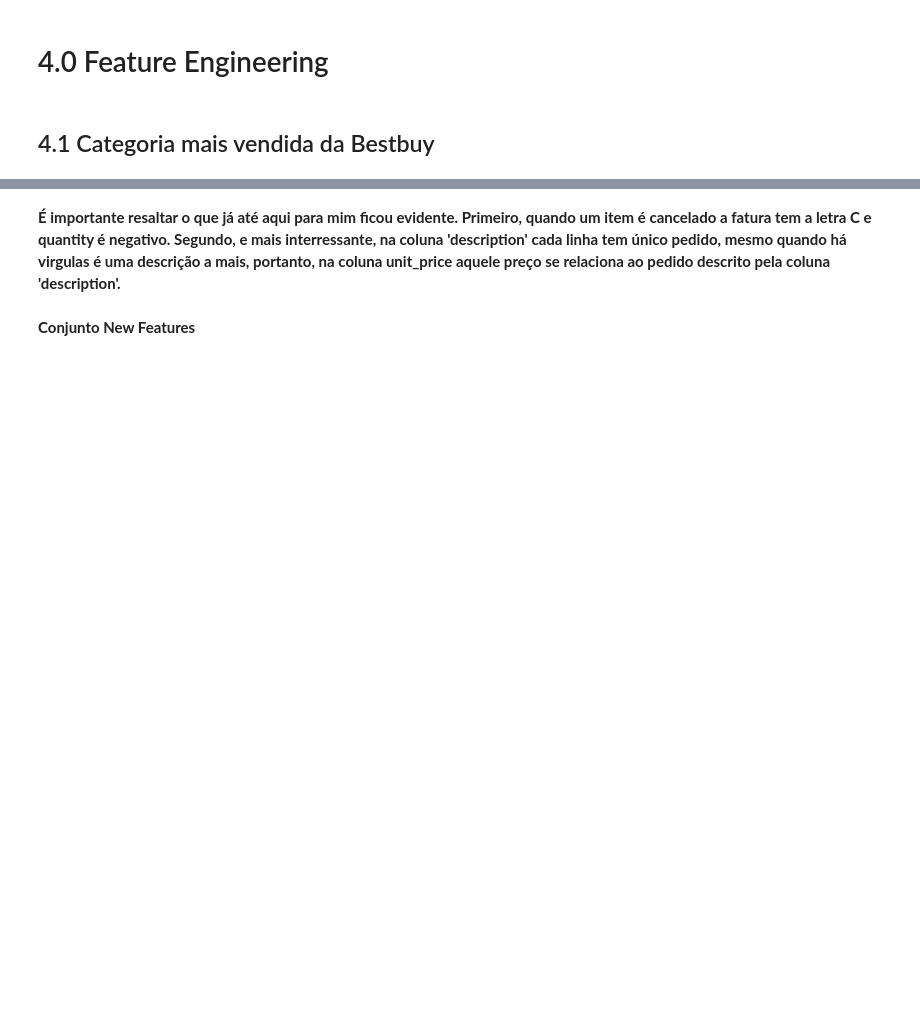
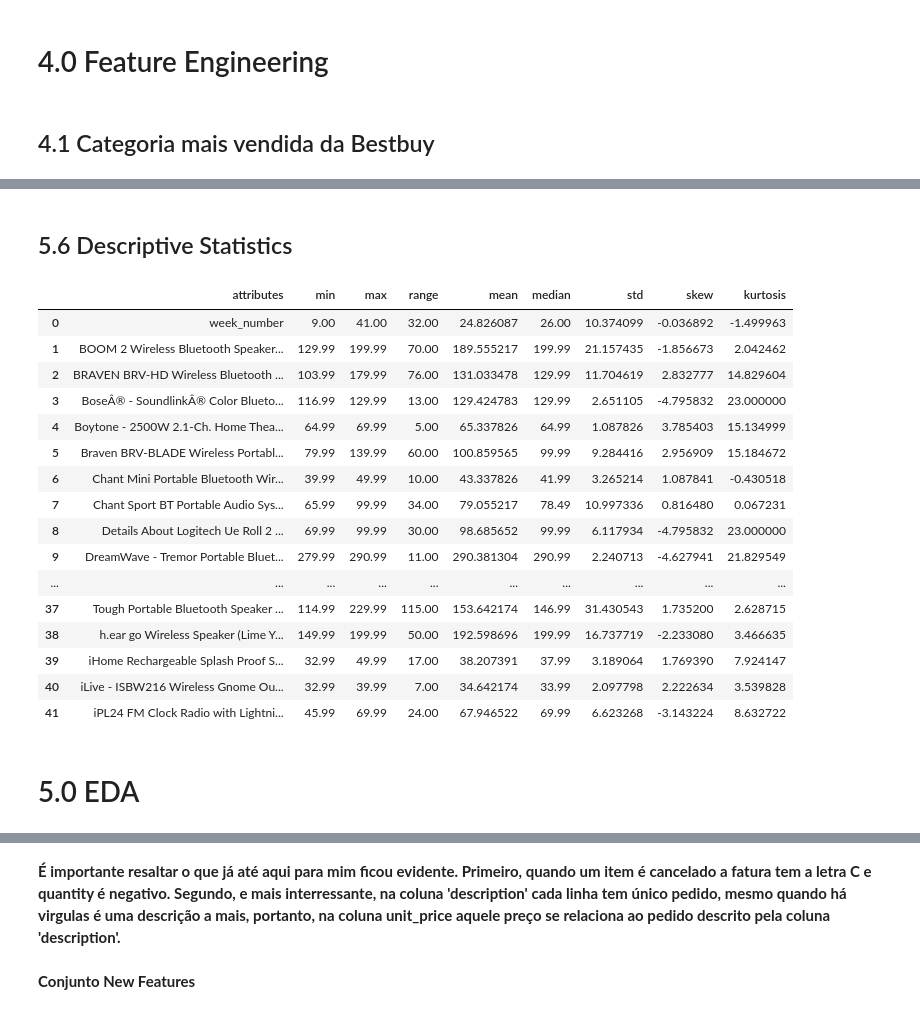
Before and after one commit to antonioorichard/elasticidade_dos_preco, a Jupyter notebook: notebook/pa06.ipynb, the cells around one changed output, grey strips where cells are left out. Cells and saved outputs as stored; diff of their text form; code cells hidden in the pictures; blank space fills up the shorter version.

```diff
--- a/notebook/pa06.ipynb
+++ b/notebook/pa06.ipynb
@@ -923,0 +1122,37 @@ df4 = df3.copy()
+# %% [markdown]
+## 5.6 Descriptive Statistics
+# %%
+# Central Tendency - mean, median
+ct1 = pd.DataFrame(x_price.apply(np.mean)).T
+ct2 = pd.DataFrame(x_price.apply(np.median)).T
+
+# Dispersion - sdt, min, max, range, skew, kurtosis
+
+d1 = pd.DataFrame( x_price.apply(np.std)).T
+d2 = pd.DataFrame( x_price.apply(np.min)).T
+d3 = pd.DataFrame( x_price.apply(np.max)).T
+d4 = pd.DataFrame( x_price.apply(lambda x: x.max() - x.min())).T
+d5 = pd.DataFrame( x_price.apply(lambda x: x.skew())).T
+d6 = pd.DataFrame( x_price.apply(lambda x: x.kurtosis())).T
+
+m = pd.concat([d2, d3, d4, ct1, ct2, d1, d5, d6]).T.reset_index()
+m.columns = ['attributes','min','max','range','mean','median','std','skew','kurtosis']
+m
+# %% [output]
+|  | attributes | min | max | range | mean | median | std | skew | kurtosis |
+| 0 | week_number | 9.00 | 41.00 | 32.00 | 24.826087 | 26.00 | 10.374099 | -0.036892 | -1.499963 |
+| 1 | BOOM 2 Wireless Bluetooth Speaker... | 129.99 | 199.99 | 70.00 | 189.555217 | 199.99 | 21.157435 | -1.856673 | 2.042462 |
+| 2 | BRAVEN BRV-HD Wireless Bluetooth ... | 103.99 | 179.99 | 76.00 | 131.033478 | 129.99 | 11.704619 | 2.832777 | 14.829604 |
+| 3 | BoseÂ® - SoundlinkÂ® Color Blueto... | 116.99 | 129.99 | 13.00 | 129.424783 | 129.99 | 2.651105 | -4.795832 | 23.000000 |
+| 4 | Boytone - 2500W 2.1-Ch. Home Thea... | 64.99 | 69.99 | 5.00 | 65.337826 | 64.99 | 1.087826 | 3.785403 | 15.134999 |
+| 5 | Braven BRV-BLADE Wireless Portabl... | 79.99 | 139.99 | 60.00 | 100.859565 | 99.99 | 9.284416 | 2.956909 | 15.184672 |
+| 6 | Chant Mini Portable Bluetooth Wir... | 39.99 | 49.99 | 10.00 | 43.337826 | 41.99 | 3.265214 | 1.087841 | -0.430518 |
+| 7 | Chant Sport BT Portable Audio Sys... | 65.99 | 99.99 | 34.00 | 79.055217 | 78.49 | 10.997336 | 0.816480 | 0.067231 |
+| 8 | Details About Logitech Ue Roll 2 ... | 69.99 | 99.99 | 30.00 | 98.685652 | 99.99 | 6.117934 | -4.795832 | 23.000000 |
+| 9 | DreamWave - Tremor Portable Bluet... | 279.99 | 290.99 | 11.00 | 290.381304 | 290.99 | 2.240713 | -4.627941 | 21.829549 |
+| ... | ... | ... | ... | ... | ... | ... | ... | ... | ... |
+| 37 | Tough Portable Bluetooth Speaker ... | 114.99 | 229.99 | 115.00 | 153.642174 | 146.99 | 31.430543 | 1.735200 | 2.628715 |
+| 38 | h.ear go Wireless Speaker (Lime Y... | 149.99 | 199.99 | 50.00 | 192.598696 | 199.99 | 16.737719 | -2.233080 | 3.466635 |
+| 39 | iHome Rechargeable Splash Proof S... | 32.99 | 49.99 | 17.00 | 38.207391 | 37.99 | 3.189064 | 1.769390 | 7.924147 |
+| 40 | iLive - ISBW216 Wireless Gnome Ou... | 32.99 | 39.99 | 7.00 | 34.642174 | 33.99 | 2.097798 | 2.222634 | 3.539828 |
+| 41 | iPL24 FM Clock Radio with Lightni... | 45.99 | 69.99 | 24.00 | 67.946522 | 69.99 | 6.623268 | -3.143224 | 8.632722 |
@@ -923,0 +1175,2 @@ df4 = df3.copy()
+# %% [markdown]
+# 5.0 EDA
```
Also changed, not shown: parts of 71 cells of this notebook.
